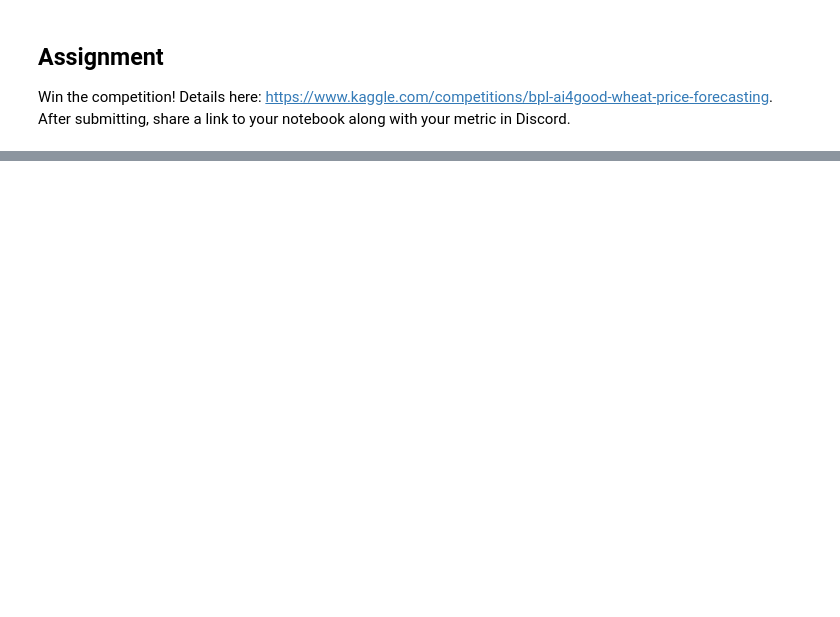
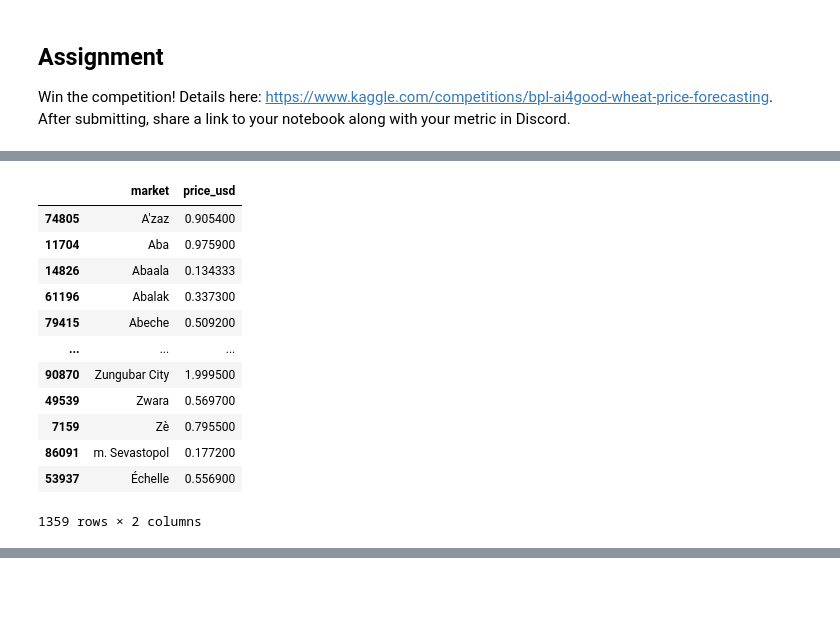
Before and after one commit to Better-Planet-Laboratory/ai4good, a Jupyter notebook: Notebooks/wk9/wheat-shock.ipynb, the cells around one changed output, grey strips where cells are left out. Drawn from its saved outputs; the diff is of its cells as text; code cells hidden in the pictures; blank space fills up the shorter version.

```diff
--- a/Notebooks/wk9/wheat-shock.ipynb
+++ b/Notebooks/wk9/wheat-shock.ipynb
@@ -89,0 +107,18 @@ Win the competition! Details here: https://www.kaggle.com/competitions/bpl-ai4go
+# %%
+latest_prices = df.loc[df.groupby('market')['date'].idxmax()]
+latest_prices = latest_prices[['market', 'price_usd']]
+latest_prices
+# %% [output]
+|  | market | price_usd |
+| 74805 | A'zaz | 0.905400 |
+| 11704 | Aba | 0.975900 |
+| 14826 | Abaala | 0.134333 |
+| 61196 | Abalak | 0.337300 |
+| 79415 | Abeche | 0.509200 |
+| ... | ... | ... |
+| 90870 | Zungubar City | 1.999500 |
+| 49539 | Zwara | 0.569700 |
+| 7159 | Zè | 0.795500 |
+| 86091 | m. Sevastopol | 0.177200 |
+| 53937 | Échelle | 0.556900 |
+1359 rows × 2 columns
```
Also changed, not shown: parts of 5 cells of this notebook.
